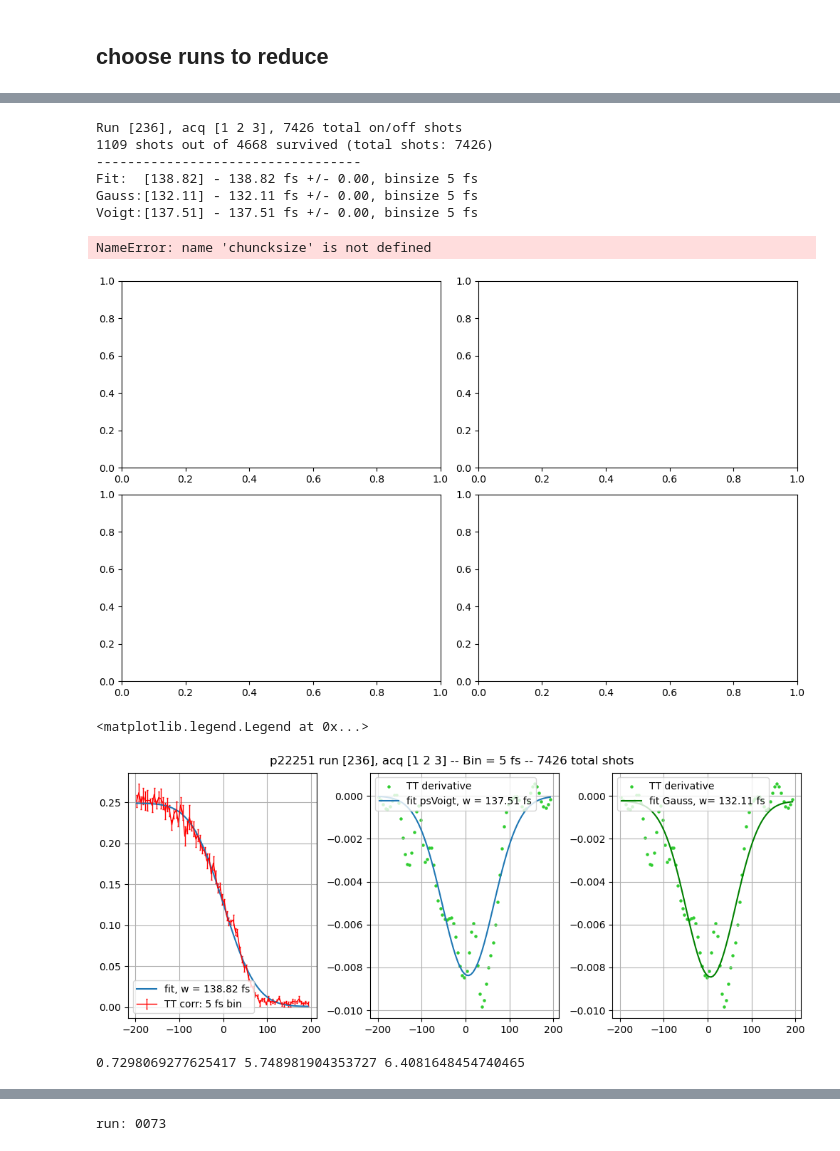
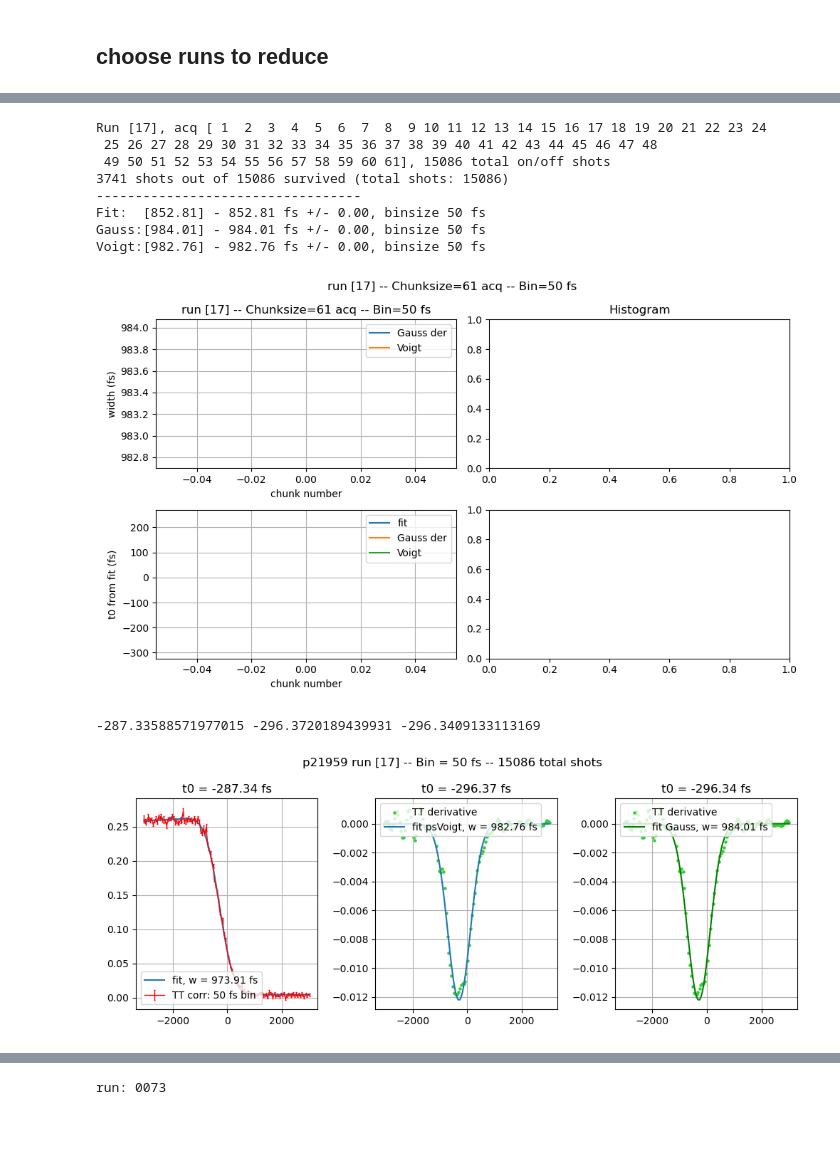
Before and after one commit to paulscherrerinstitute/alvra_beamline_scripts, a Jupyter notebook: YAG_scans_oneTT.ipynb, the cells around one changed output, grey strips where cells are left out. Drawn from its saved outputs; the diff is of its cells as text; code cells hidden in the pictures.

```diff
--- a/YAG_scans_oneTT.ipynb
+++ b/YAG_scans_oneTT.ipynb
@@ -17,9 +17,9 @@ warnings.filterwarnings('ignore')
 # %% [markdown]
 ## choose runs to reduce
 # %%
-pgroup = 'p22251'
+pgroup = 'p21959'
 
-runlist = [236]
+runlist = [17]
 ##############################################
 from textwrap import wrap
 from sfdata import SFScanInfo
@@ -73,10 +66,10 @@ plt.show()
 # %%
-pgroup = 'p22251'
+pgroup = 'p21959'
 Loaddir_name = ''
 
-runlist = [236]
-#acqlist = np.arange(1,127)
-acqlist = np.arange(1,4)
+scan = SFScanInfo(jsonfile)
+acqlist = np.arange(1, len(scan.files)+1)
+
 #badscan = [113, 114]
 #acqlist = np.setdiff1d(acqlist,badscan)
 
@@ -84,14 +77,14 @@ chunksize = len(acqlist)
 
 quantile = 0.5
 
-binsize = 5
-min_delay = -200
-max_delay = 200
+binsize = 50
+min_delay = -5000
+max_delay = 5000
 
 variable_bins=False
 numbins=100
 
-t_offset = 973 #967 #963 #969 #974 #977 #975 #976 #975 #983 #985 #985 #995 #980 #998 #1015 #988 #998 #994 #1005 #995 #1010 #1052
+tt_offset = 0
 ####################################################
 from lmfit.models import PseudoVoigtModel
 acqchunks = np.resize(acqlist, (len(acqlist)//chunksize,chunksize))
@@ -120,12 +113,13 @@ for chunk in acqchunks:
     arrTimes     = np.asarray(arrTimes)
     Delays_corr  = np.asarray(Delays_corr)
 
-    pp_TT, err_pp, Delay_fs_TT = rebin_and_filter_YAG(data, binsize, min_delay, max_delay, quantile, t_offset, numbins, variable_bins)
+    pp_TT, err_pp, Delay_fs_TT = rebin_and_filter_YAG(data, binsize, min_delay, max_delay, quantile, tt_offset, numbins, variable_bins)
 
     fit = Fit(conv_exp_gauss_heaviside, estimate_conv_exp_gauss_heaviside_parameters)
     index = ~(np.isnan(Delay_fs_TT) | np.isnan(pp_TT))
     Delay_fs_TT = Delay_fs_TT[index]
-    pp_TT=  pp_TT[index]
+    pp_TT  =  pp_TT[index]
+    err_pp = err_pp[index]
 
     # Fit the curve with function chosen before
     fit.estimate(Delay_fs_TT, pp_TT)            # this sets some internal params
@@ -153,19 +147,21 @@ print ('Fit:  {} - {:.2f} fs +/- {:.2f}, binsize {} fs'.format(np.round(w, decim
 print ('Gauss:{} - {:.2f} fs +/- {:.2f}, binsize {} fs'.format(np.round(w_der, decimals=2),np.nanmean(w_der), np.nanstd(w_der), binsize))
 print ('Voigt:{} - {:.2f} fs +/- {:.2f}, binsize {} fs'.format(np.round(w_voigt, decimals=2),np.nanmean(w_voigt), np.nanstd(w_voigt), binsize))
 # %% [output]
-Run [236], acq [1 2 3], 7426 total on/off shots
-1109 shots out of 4668 survived (total shots: 7426)
+Run [17], acq [ 1  2  3  4  5  6  7  8  9 10 11 12 13 14 15 16 17 18 19 20 21 22 23 24
+ 25 26 27 28 29 30 31 32 33 34 35 36 37 38 39 40 41 42 43 44 45 46 47 48
+ 49 50 51 52 53 54 55 56 57 58 59 60 61], 15086 total on/off shots
+3741 shots out of 15086 survived (total shots: 15086)
 ----------------------------------
-Fit:  [138.82] - 138.82 fs +/- 0.00, binsize 5 fs
-Gauss:[132.11] - 132.11 fs +/- 0.00, binsize 5 fs
-Voigt:[137.51] - 137.51 fs +/- 0.00, binsize 5 fs
+Fit:  [852.81] - 852.81 fs +/- 0.00, binsize 50 fs
+Gauss:[984.01] - 984.01 fs +/- 0.00, binsize 50 fs
+Voigt:[982.76] - 982.76 fs +/- 0.00, binsize 50 fs
 # %%
 fig, ((ax1, ax2), (ax3, ax4)) = plt.subplots(2, 2, figsize=(10, 6), constrained_layout=True)
-plt.suptitle('run {}'.format(runlist) + ' -- Chunksize={} -- Bin={} fs'.format(chuncksize, binsize))
+plt.suptitle('run {}'.format(runlist) + ' -- Chunksize={} acq -- Bin={} fs'.format(chunksize, binsize))
 
 #print (fit.popt[0], out.params.get('center').value, parameters_M2[0])
 
-ax1.set_title('run {}'.format(runlist) + ' -- Chunksize={} -- Bin={} fs'.format(chuncksize, binsize))
+ax1.set_title('run {}'.format(runlist) + ' -- Chunksize={} acq -- Bin={} fs'.format(chunksize, binsize))
 ax1.plot(w_der, label='Gauss der')
 ax1.plot(w_voigt, label='Voigt')
 ax1.set_ylabel('width (fs)')
@@ -188,13 +184,13 @@ ax3.grid()
 ax3.set_ylabel('t0 from fit (fs)')
 ax3.set_xlabel('chunk number')
 
-
 # ax4.hist(t0, bins=100)
 # ax4.hist(t0_der, bins=100)
 # ax4.hist(t0_voigt, bins=100)
+
+plt.tight_layout()
 # %% [output]
-NameError: name 'chuncksize' is not defined
-[figure, old version]
+[figure, new version]
 # %%
 from lmfit.models import PseudoVoigtModel
 
@@ -223,29 +219,31 @@ init = mod.eval(pars, x=Delay_fs_TT)
 out = mod.fit(pp_TT_derivative, amplitude=0.0005, center= 0, sigma=0.4, fraction=0.5, x=Delay_fs_TT)
 # %%
 fig, (ax1, ax2, ax3) = plt.subplots(1, 3, figsize=(10, 4), constrained_layout=True)
-fig.suptitle(pgroup + ' run {}, acq {} -- Bin = {} fs -- {} total shots'.format(runlist, chunk, binsize, len(laser_pump)))
+#fig.suptitle(pgroup + ' run {}, acq {} -- Bin = {} fs -- {} total shots'.format(runlist, chunk, binsize, len(laser_pump)))
+fig.suptitle(pgroup + ' run {} -- Bin = {} fs -- {} total shots'.format(runlist, binsize, len(laser_pump)))
 ax1.errorbar(Delay_fs_TT, pp_TT, err_pp,
               lw=1,color='red', markersize=0,capsize=1,capthick=1,
                    ecolor='red',elinewidth=1,label='TT corr: {} fs bin'.format(binsize))
 ax1.plot(Delay_fs_TT, pp_fit, label = 'fit, w = {:.2f} fs'.format(fit.popt[2]))
+ax1.set_title('t0 = {:.2f} fs'.format(fit.popt[0]))
 ax1.legend(loc='lower left')
 ax1.grid()
 
 ax2.scatter(Delay_fs_TT, pp_TT_derivative, color='limegreen', label = 'TT derivative', s = 5)
 ax2.plot(Delay_fs_TT, out.best_fit, '-', label = 'fit psVoigt, w = {:.2f} fs'.format(out.params.get('fwhm').value))#, w= {:.2f} fs'.format(np.abs(pars[2])))
+ax2.set_title('t0 = {:.2f} fs'.format(out.params.get('center').value))
 ax2.grid()
 ax2.legend(loc='upper left')
 
 ax3.scatter(Delay_fs_TT, pp_TT_derivative, color='limegreen', label = 'TT derivative', s = 5)
 ax3.plot(Delay_fs_TT, gaussian(Delay_fs_TT,*parameters_M2), color='green',\
          label = 'fit Gauss, w= {:.2f} fs'.format(np.abs(parameters_M2[2]*2.355)))
-
+ax3.set_title('t0 = {:.2f} fs'.format(parameters_M2[0]))
 ax3.grid()
 ax3.legend(loc='upper left')
+plt.tight_layout()
+
+print (fit.popt[0], out.params.get('center').value, parameters_M2[0])
 # %% [output]
-<matplotlib.legend.Legend at 0x...>
+-287.33588571977015 -296.3720189439931 -296.3409133113169
-[figure, old version]
+[figure, new version]
-# %%
-print (fit.popt[0], out.params.get('center').value, parameters_M2[0])
-# %% [output]
-0.7298069277625417 5.748981904353727 6.4081648454740465
```
Also changed, not shown: parts of 4 cells of this notebook, 4 other files.
